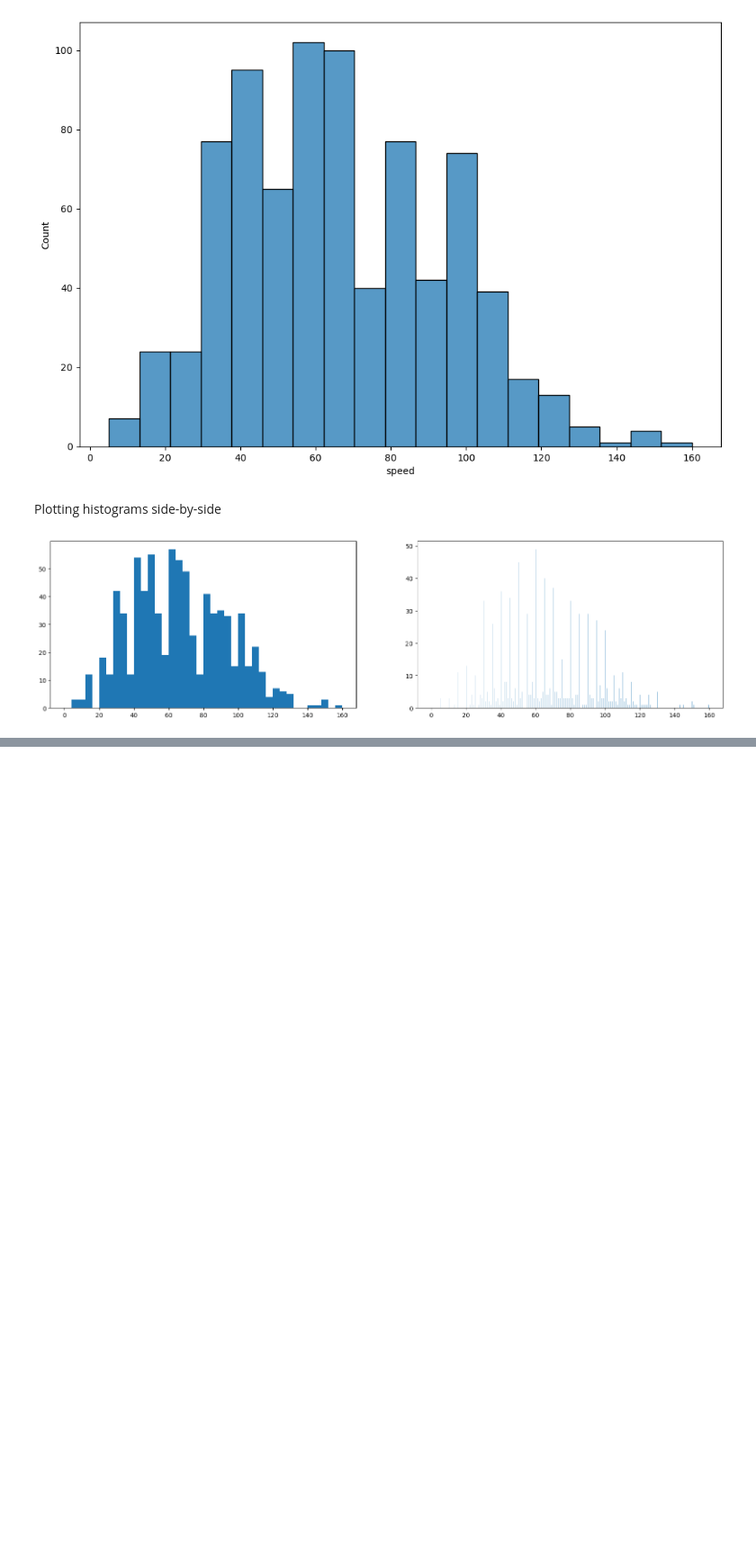
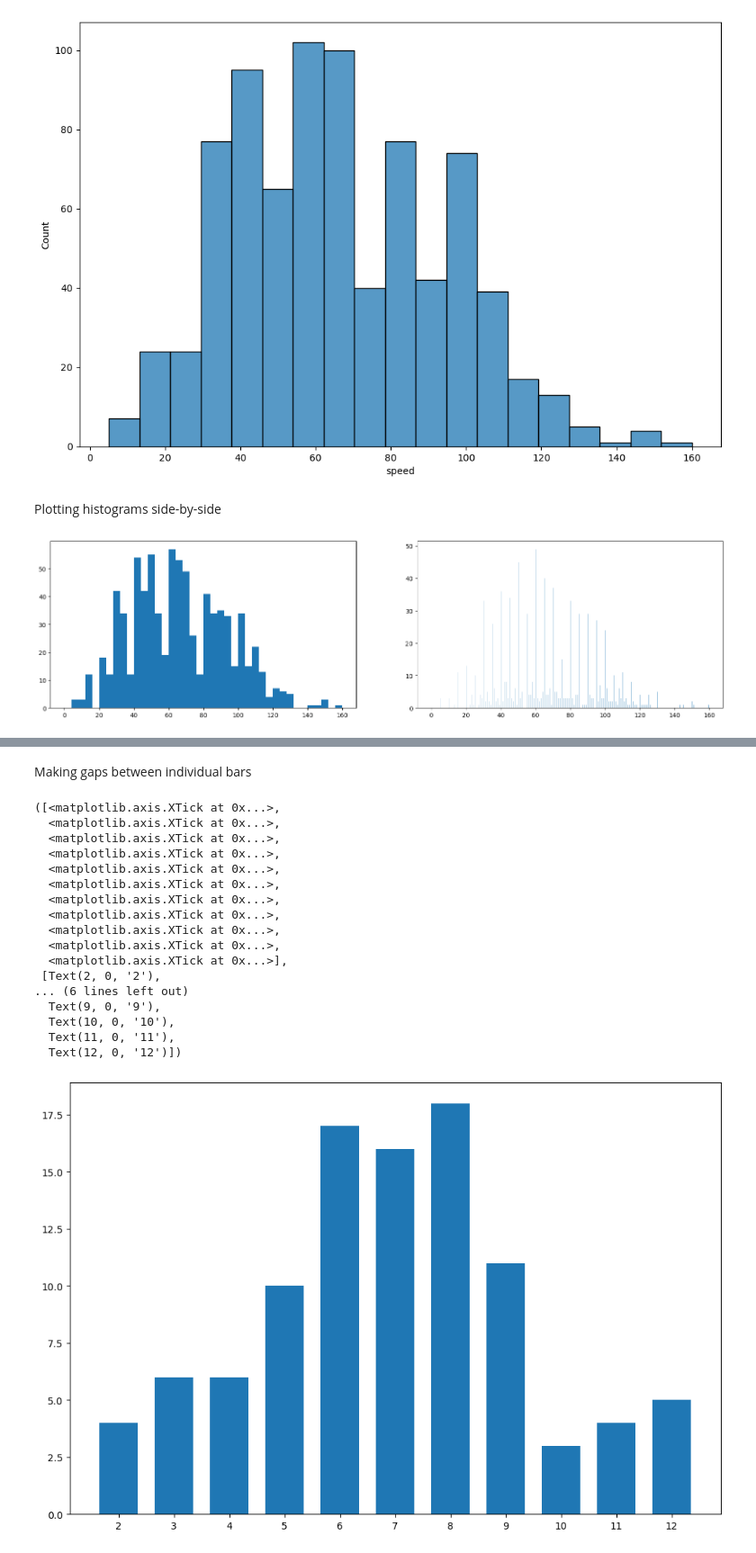
Before and after one commit to vinigalantine/study-python-ml, a Jupyter notebook: Learning-Matplotlib-Seaborn.ipynb, the cells around one changed output, grey strips where cells are left out. Shown at 90% size. Cells and saved outputs as stored; diff of their text form; code cells hidden in the pictures; blank space fills up the shorter version.

```diff
--- a/Learning-Matplotlib-Seaborn.ipynb
+++ b/Learning-Matplotlib-Seaborn.ipynb
@@ -391,0 +441,25 @@ plt.show()
+# %% [markdown]
+Making gaps between individual bars
+# %%
+bin_edges = np.arange(1.5, 12.5 + 1, 1)
+plt.hist(data=die_rolls, x='Sum', bins=bin_edges, rwidth=0.7)
+plt.xticks(np.arange(2, 12 + 1, 1))
+# %% [output]
+([<matplotlib.axis.XTick at 0x...>,
+  <matplotlib.axis.XTick at 0x...>,
+  <matplotlib.axis.XTick at 0x...>,
+  <matplotlib.axis.XTick at 0x...>,
+  <matplotlib.axis.XTick at 0x...>,
+  <matplotlib.axis.XTick at 0x...>,
+  <matplotlib.axis.XTick at 0x...>,
+  <matplotlib.axis.XTick at 0x...>,
+  <matplotlib.axis.XTick at 0x...>,
+  <matplotlib.axis.XTick at 0x...>,
+  <matplotlib.axis.XTick at 0x...>],
+ [Text(2, 0, '2'),
+... (6 lines left out)
+  Text(9, 0, '9'),
+  Text(10, 0, '10'),
+  Text(11, 0, '11'),
+  Text(12, 0, '12')])
+[figure, added]
```
Also changed, not shown: parts of 16 cells of this notebook, 2 other files.
